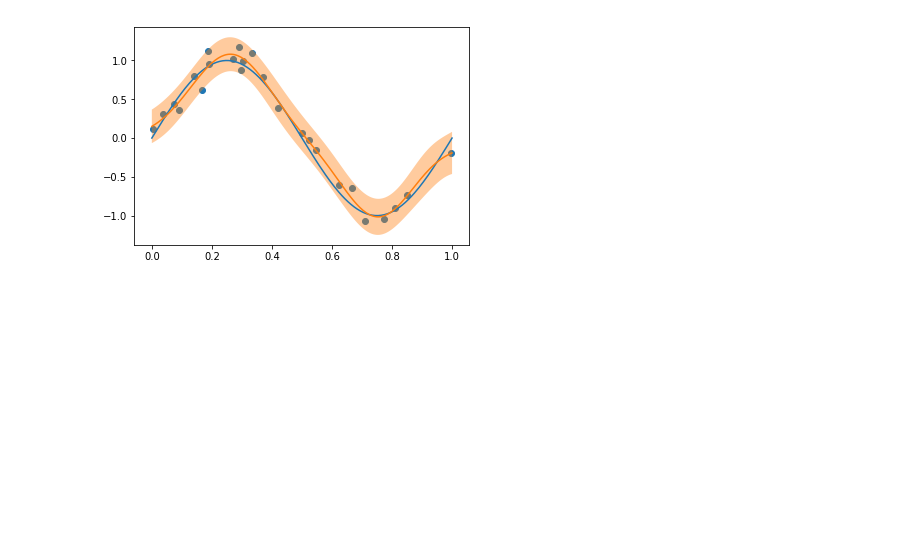
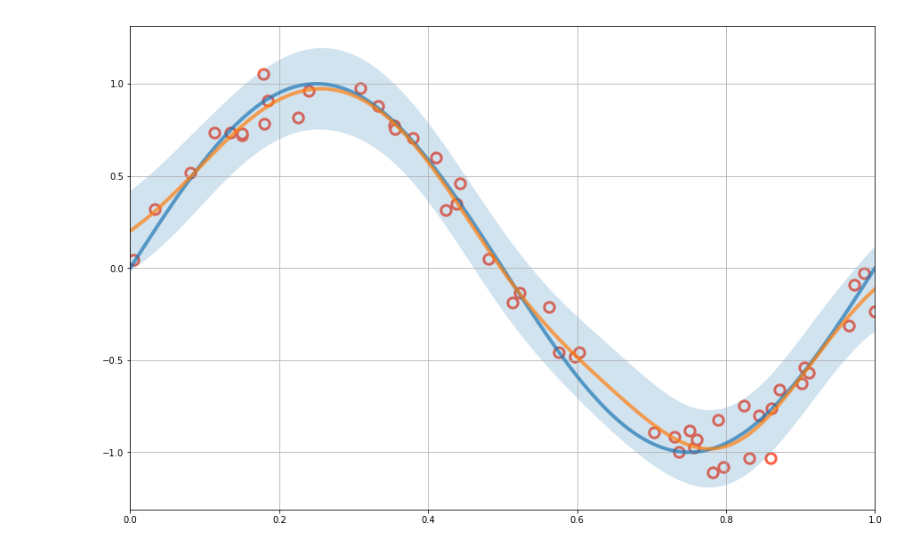
Before and after one commit to sharijyu/sandbox, a Jupyter notebook: Baysian_Linear_Regression.ipynb, the cells around one changed output. Cells and saved outputs as stored; diff of their text form; code cells hidden in the pictures; blank space fills up the shorter version.

```diff
--- a/Baysian_Linear_Regression.ipynb
+++ b/Baysian_Linear_Regression.ipynb
@@ -50,21 +67,52 @@ plt.show()
 # %%
 # Step1: design matrixの生成 N*M
-samples = 25
+samples = 50
 basis_dim = 10
-design_matrix = np.zeros((samples, basis_num))
+design_matrix = np.zeros((samples, basis_dim))
 
 x_rand = uniform_variable_generator(samples)
-y_noised = np.sin(2 * np.pi * x_rand) + noise_generator(samples)
+y_noised = np.sin(2 * np.pi * x_rand) + noise_generator(samples, beta=0.1)
 mu_basis = [0.1, 0.2, 0.3, 0.4, 0.5, 0.6, 0.7, 0.8, 0.9]
 sigma_basis = 0.1
 basis = []
 for i, val in enumerate(mu_basis):
     base = gaussian_basis(val, sigma_basis)
     basis.append(base)
 
 for i in range(samples):
     for j in range(basis_dim):
         if j == 0:
             design_matrix[i,j] = x_rand[i]
         else:
             design_matrix[i,j] = basis[j-1].func_val(x_rand[i])
+
+# Step2: Sigma matrix(inversed)の生成
+alpha = 2
+beta = 25
+
+I = np.identity(basis_dim)
+S_n = alpha * I + beta * np.dot(design_matrix.T, design_matrix)
+
+# Step3: 平均ベクトルの生成
+m_n = beta * np.dot(np.dot(np.linalg.inv(S_n), design_matrix.T), y_noised)
+
+# Step4: 分散の生成
+x = np.linspace(0, 1, 200)
+y_list = []
+sigma_list = []
+for i in range(x.shape[0]):
+    y_list.append(np.dot(m_n.T, basis_vector(x[i], basis_dim)))
+    sigma = math.sqrt(1/beta + np.dot(np.dot(basis_vector(x[i], basis_dim).T, np.linalg.inv(S_n)), basis_vector(x[i], basis_dim)))
+    sigma_list.append(sigma)
+
+# グラフ描画
+plt.figure(figsize=(15, 10))
+plt.scatter(x_rand, y_noised, s=130, facecolor='white', edgecolors='tomato', linewidth=3)
+plt.plot(x, np.sin(2*np.pi*x), linewidth=4, alpha=0.7)
+plt.plot(x, y_list, linewidth=4, alpha=0.7)
+plt.fill_between(x,np.array(y_list) - np.array(sigma_list), np.array(y_list) + np.array(sigma_list),alpha=0.2)
+plt.xlim([0.0,1.0])
+plt.grid()
+plt.show()
+# %% [output]
+[figure, added]
@@ -92,17 +118,0 @@ def basis_vector(x, basis_dim):
-# %%
-x = np.linspace(0, 1, 200)
-
-y_list = []
-sigma_list = []
-for i in range(x.shape[0]):
-    y_list.append(np.dot(m_n.T, basis_vector(x[i], basis_dim)))
-    sigma = math.sqrt(1/beta + np.dot(np.dot(basis_vector(x[i], basis_dim).T, np.linalg.inv(S_n)), basis_vector(x[i], basis_dim)))
-    sigma_list.append(sigma)
-
-plt.plot(x, np.sin(2*np.pi*x))
-plt.scatter(x_rand, y_noised)
-plt.plot(x, y_list)
-plt.fill_between(x,np.array(y_list) - np.array(sigma_list),np.array(y_list) + np.array(sigma_list),alpha=0.4)
-plt.show()
-# %% [output]
-[figure, removed]
```
Also changed, not shown: parts of 7 cells of this notebook, 1 other file.
